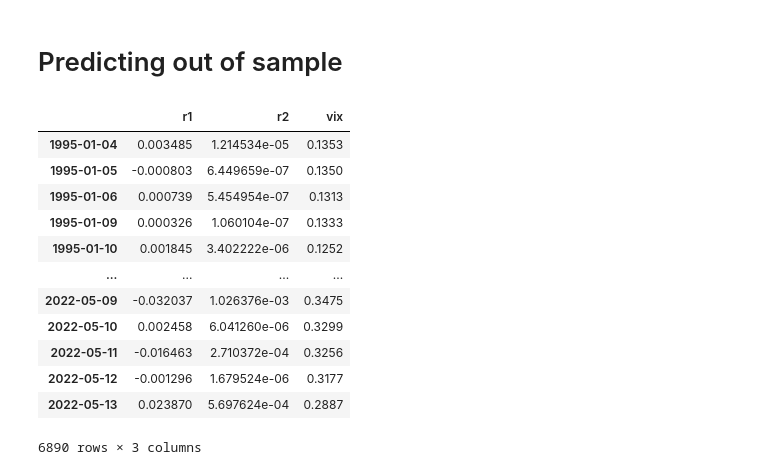
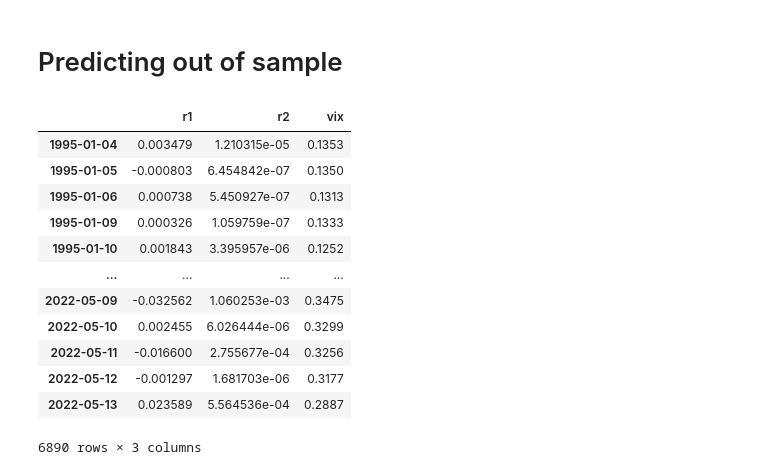
Before and after one commit to luchungi/VolatilityIsMostlyPathDependent, a Jupyter notebook: PDV_Model_v2.ipynb, the cells around one changed output. Cells and saved outputs as stored; diff of their text form; code cells hidden in the pictures.

```diff
--- a/PDV_Model_v2.ipynb
+++ b/PDV_Model_v2.ipynb
@@ -26,6 +28,6 @@ test_end_date = pd.to_datetime('2022-05-15')
 # spx_data.to_csv('spx_data.csv')
 # vix_data.to_csv('vix_data.csv')
 # %%
-spx_data = pd.read_csv('spx_data.csv', index_col=0, parse_dates=[0])
-vix_data = pd.read_csv('vix_data.csv', index_col=0, parse_dates=[0])
+spx_data = pd.read_csv('data/spx_data.csv', index_col=0, parse_dates=[0])
+vix_data = pd.read_csv('data/vix_data.csv', index_col=0, parse_dates=[0])
 # %%
@@ -107,21 +119,21 @@ Mean: -0.0000, Min: -0.1118, Max: 0.1316, MAE: 0.0159, MSE: 0.0005, R^2: 0.9336
 # %% [markdown]
 # Predicting out of sample
 # %%
-data = create_df_from_yf(spx_data, vix_data, train_start_date, test_end_date)
+data = create_df_from_yf(spx_data, train_start_date, test_end_date, vix_df=vix_data, log_return=True)
 data
 # %% [output]
 |  | r1 | r2 | vix |
-| 1995-01-04 | 0.003485 | 1.214534e-05 | 0.1353 |
-| 1995-01-05 | -0.000803 | 6.449659e-07 | 0.1350 |
-| 1995-01-06 | 0.000739 | 5.454954e-07 | 0.1313 |
-| 1995-01-09 | 0.000326 | 1.060104e-07 | 0.1333 |
-| 1995-01-10 | 0.001845 | 3.402222e-06 | 0.1252 |
+| 1995-01-04 | 0.003479 | 1.210315e-05 | 0.1353 |
+| 1995-01-05 | -0.000803 | 6.454842e-07 | 0.1350 |
+| 1995-01-06 | 0.000738 | 5.450927e-07 | 0.1313 |
+| 1995-01-09 | 0.000326 | 1.059759e-07 | 0.1333 |
+| 1995-01-10 | 0.001843 | 3.395957e-06 | 0.1252 |
 | ... | ... | ... | ... |
-| 2022-05-09 | -0.032037 | 1.026376e-03 | 0.3475 |
-| 2022-05-10 | 0.002458 | 6.041260e-06 | 0.3299 |
-| 2022-05-11 | -0.016463 | 2.710372e-04 | 0.3256 |
-| 2022-05-12 | -0.001296 | 1.679524e-06 | 0.3177 |
-| 2022-05-13 | 0.023870 | 5.697624e-04 | 0.2887 |
+| 2022-05-09 | -0.032562 | 1.060253e-03 | 0.3475 |
+| 2022-05-10 | 0.002455 | 6.026444e-06 | 0.3299 |
+| 2022-05-11 | -0.016600 | 2.755677e-04 | 0.3256 |
+| 2022-05-12 | -0.001297 | 1.681703e-06 | 0.3177 |
+| 2022-05-13 | 0.023589 | 5.564536e-04 | 0.2887 |
 6890 rows × 3 columns
 # %%
 plot(res.x, data, window, test_start_date=test_start_date)
```
Also changed, not shown: parts of 6 cells of this notebook, 3 other files.
